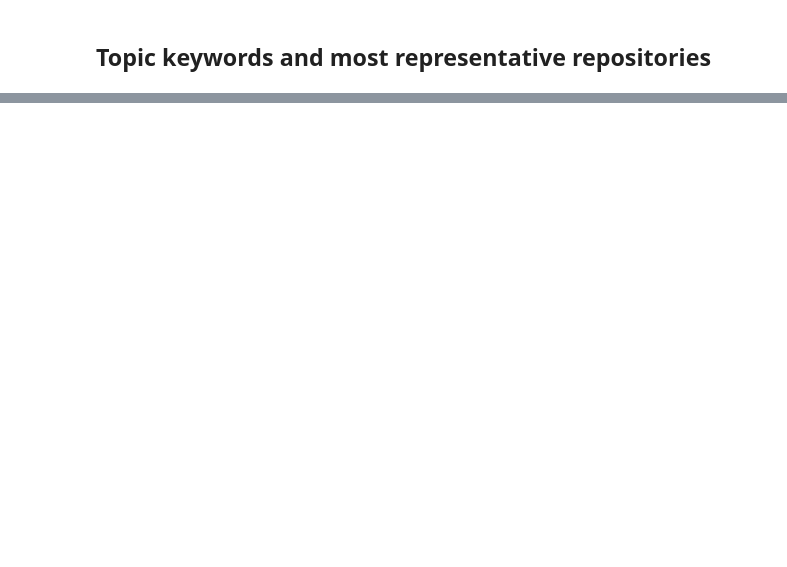
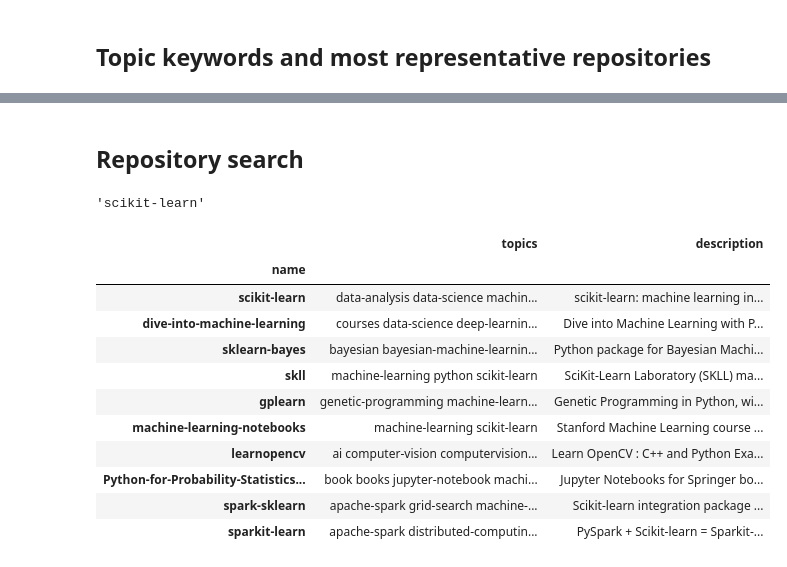
Before and after one commit to lambdaofgod/examples-counterexamples, a Jupyter notebook: notebooks/text_mining/Github_Repository_Exploration.ipynb, the cells around one changed output, grey strips where cells are left out. Drawn from its saved outputs; the diff is of its cells as text; code cells hidden in the pictures; blank space fills up the shorter version.

```diff
--- a/notebooks/text_mining/Github_Repository_Exploration.ipynb
+++ b/notebooks/text_mining/Github_Repository_Exploration.ipynb
@@ -278,0 +278,46 @@ for topic in range(num_topics):
+# %% [markdown]
+## Repository search
+# %%
+vectorization_pipeline = pipeline.make_pipeline(vectorizer, topic_modeler)
+# %%
+def jensen_shannon_divergence(query, matrix):
+    """
+    This function implements a Jensen-Shannon similarity
+    between the input query (an LDA topic distribution for a document)
+    and the entire corpus of topic distributions.
+    It returns an array of length M where M is the number of documents in the corpus
+    """
+    # lets keep with the p,q notation above
+    p = query[None,:].T # take transpose
+    q = matrix.T # transpose matrix
+    m = 0.5 * (p + q)
+    return np.sqrt(0.5*(scipy.stats.entropy(p,m) + scipy.stats.entropy(q,m)))
+# %%
+def get_similar_repository_indices(text, reduced_text_vectors, vectorization_pipeline, topk=10):
+    text_vector = vectorization_pipeline.transform([text])[0]
+    distances =  jensen_shannon_divergence(text_vector, reduced_text_vectors)
+    return np.argsort(distances)[:topk]
+# %%
+repo_info = repo_df.iloc[2]
+repo_desc = repo_info['description']
+
+indices = get_similar_repository_indices(repo_desc, reduced_description_vectors, vectorization_pipeline)
+# %%
+repo_info.name
+# %% [output]
+'scikit-learn'
+# %%
+repo_df.iloc[indices][['topics', 'description']]
+# %% [output]
+|  | topics | description |
+| name |  |  |
+| scikit-learn | data-analysis data-science machin... | scikit-learn: machine learning in... |
+| dive-into-machine-learning | courses data-science deep-learnin... | Dive into Machine Learning with P... |
+| sklearn-bayes | bayesian bayesian-machine-learnin... | Python package for Bayesian Machi... |
+| skll | machine-learning python scikit-learn | SciKit-Learn Laboratory (SKLL) ma... |
+| gplearn | genetic-programming machine-learn... | Genetic Programming in Python, wi... |
+| machine-learning-notebooks | machine-learning scikit-learn | Stanford Machine Learning course ... |
+| learnopencv | ai computer-vision computervision... | Learn OpenCV : C++ and Python Exa... |
+| Python-for-Probability-Statistics... | book books jupyter-notebook machi... | Jupyter Notebooks for Springer bo... |
+| spark-sklearn | apache-spark grid-search machine-... | Scikit-learn integration package ... |
+| sparkit-learn | apache-spark distributed-computin... | PySpark + Scikit-learn = Sparkit-... |
```
Also changed, not shown: parts of 14 cells of this notebook.
